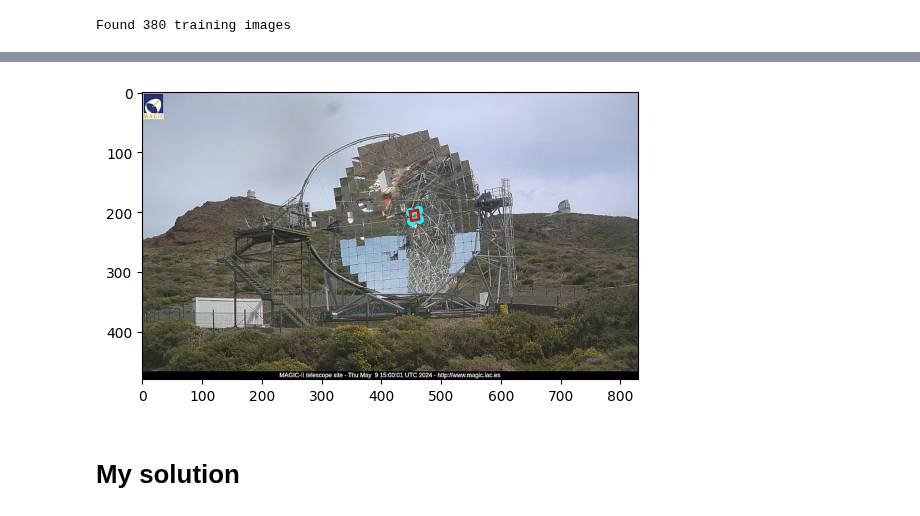
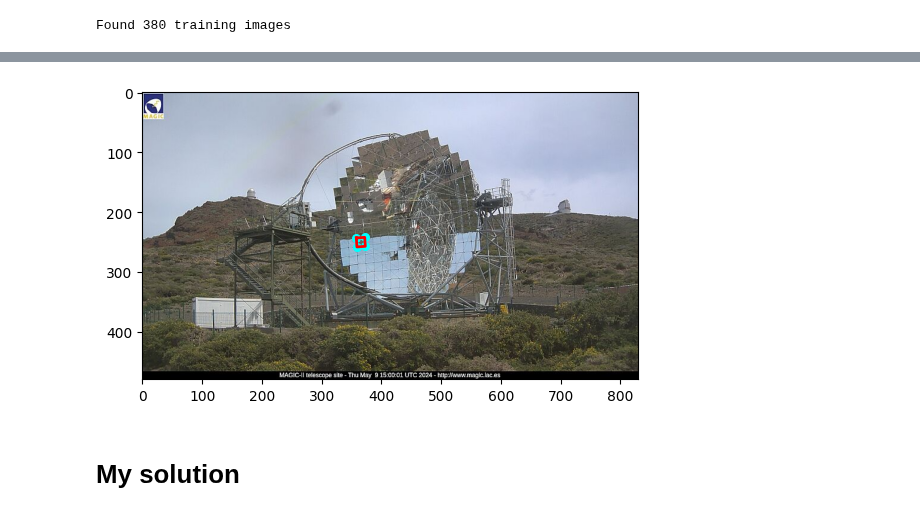
Before and after one commit to pawel21/Computer_vision_for_MAGIC, a Jupyter notebook: notebooks/build_and_use_model.ipynb, the cells around one changed output, grey strips where cells are left out. Saved outputs shown, nothing was run; the diff lists cells and outputs as text; code cells hidden in the pictures.

```diff
--- a/notebooks/build_and_use_model.ipynb
+++ b/notebooks/build_and_use_model.ipynb
@@ -223,14 +223,16 @@ class MirrorAnomalyDetector:
             )
         return results
 # %%
-def show_mirror_on_img(mirror_id, img_path):
+def show_img(img_path):
+    img_np = np.array(Image.open(img_path).convert('RGB'))
+    fig, ax = plt.subplots()
+    ax.imshow(img_np)
+    return ax
+
+def add_mirror(mirror_id, ax):
     x_coords, y_coords = extractor.get_coords(mirror_id)
-    img_np = np.array(Image.open(img_path).convert('RGB'))
-    fig, ax1 = plt.subplots()
-    ax1.imshow(img_np)
-    ax1.plot(x_coords, y_coords, 'r-', lw=2)
-    ax1.scatter(x_coords[:-1], y_coords[:-1], c='cyan', s=30)
-    plt.show()
+    ax.plot(x_coords, y_coords, 'r-', lw=2)
+    ax.scatter(x_coords[:-1], y_coords[:-1], c='cyan', s=30)
 # %%
 # Initialize
 extractor = MirrorExtractor(
@@ -260,10 +289,13 @@ Baseline building complete!
 # %%
 # Test on new image
 new_image_path = '/home/pgliwny/Praca/Computer_vision_for_MAGIC/data/webcam_useful_image/webcam_useful_images/image_2024-05-09_1500.jpg'
-
-for mirror_id in mirror_id_list:
+new_image_path = '/home/pgliwny/Praca/Computer_vision_for_MAGIC/data/webcam_useful_image/webcam_useful_images/image_2024-05-04_1300.jpg'
+all_mirror_id = [i+1 for i in range(287)]
+for mirror_id in all_mirror_id:
     results = detector.detect_anomaly_with_stats(
         new_image_path,
         mirror_id,
         n_std=2  # Adjust sensitivity (lower = more sensitive)
     )
+    if results['statistical']['is_anomaly']:
+        print(mirror_id)
@@ -298,7 +325,8 @@ results
 # %%
-show_mirror_on_img(145, new_image_path)
+ax = show_img(new_image_path)
+add_mirror(172, ax)
 # %% [output]
-[figure, old version]
+[figure, new version]
 # %% [markdown]
 # My solution
 # %%
```
Also changed, not shown: parts of 7 cells of this notebook.
